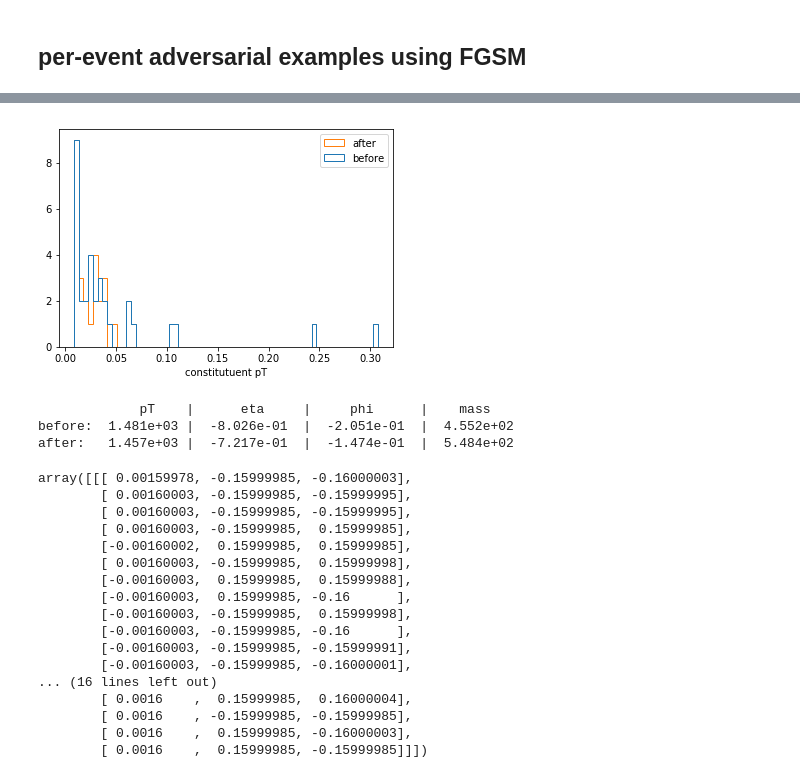
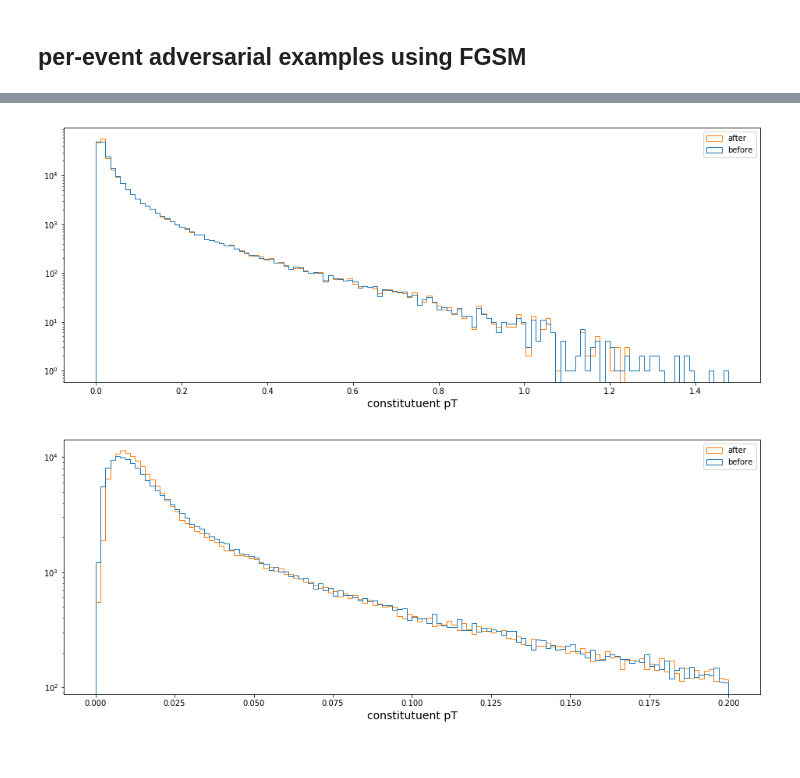
Before and after one commit to cshimmin/jet-adv, a Jupyter notebook: lhco_adversary.ipynb, the cells around one changed output, grey strips where cells are left out. Drawn from its saved outputs; the diff is of its cells as text; code cells hidden in the pictures.

```diff
--- a/lhco_adversary.ipynb
+++ b/lhco_adversary.ipynb
@@ -45,5 +43,5 @@ N_tot = 100000
 # pull out the bg and signal events separately, and reshape to (Nevt, Nparticle, 3)
 # the last axis is (pT,eta,phi)
 
-bg = d[is_bg].to_numpy()[:,:-1].reshape((-1,700,3))
+bg = d[is_bg][::2].to_numpy()[:,:-1].reshape((-1,700,3))
 sig = d[is_sig].to_numpy()[:,:-1].reshape((-1,700,3))
@@ -275,10 +328,10 @@ _________________________________________________________________
 ## Train a simple signal/bg classifier
 # %%
 # train the signal classifier first
-epochs = 8
-batch_size = 64
+epochs = 16
+batch_size = 128 #64
 
-lr = 1e-4
+lr = 4e-4
 
 K.set_value(classifier.optimizer.lr, lr)
 
@@ -291,4 +344,6 @@ except KeyboardInterrupt:
 
 classifier_losses.extend(classifier.history.history['loss'])
 classifier_val_losses.extend(classifier.history.history['val_loss'])
+classifier_acc.extend(classifier.history.history['acc'])
+classifier_val_acc.extend(classifier.history.history['val_acc'])
 # %% [output]
@@ -399,20 +615,27 @@ prediction_history = [classifier.predict(x)[0,0]]
 # %%
 # Define the epsilons in the (pt, eta, phi) directions
-epsilon = (1e-4,1e-2,1e-2)
-nstep = 16
+epsilons = (5e-5,5e-4,5e-4)
+nstep = 4
 
 # Then loop for the desired number of iterations to update the adversarial
 # noise using the classifier loss gradient:
 
 sess = K.get_session()
-epsilon = K.reshape(K.constant(epsilon), (1,1,3))
-for _ in range(nstep):
-    loss = -1*K.categorical_crossentropy(np.array([0,1]), classifier.get_output_at(0))
+epsilon = K.reshape(K.constant(epsilons), (1,1,3))
+for istep in range(nstep):
+    print("FGSM %d/%d..."%(istep+1,nstep))
+    loss = -1*K.categorical_crossentropy(to_categorical((target_class+1)%2,2), classifier.get_output_at(0))
     grads = K.gradients(loss, classifier.get_input_at(0))
-    delta = K.sign(grads[0])
-    #delta = grads[0]
+
+    if use_sign:
+        delta = K.sign(grads[0])
+    else:
+        delta = grads[0]
     x_noise = x_noise + delta
 
     x_adv = x_adv + epsilon*delta
     x_adv = sess.run(x_adv, feed_dict={classifier.get_input_at(0):x})
-    prediction_history.append(classifier.predict(x_adv)[0,0])
+    preds = classifier.predict(x_adv)[:,target_class]
+    prediction_history.append(preds.mean())
+    prediction_history_quant.append(np.quantile(preds, [0.5,0.68,0.9]))
+    print("  avg:", preds.mean())
@@ -425,41 +745,16 @@ plt.ylabel("NN output");
 # %%
 # plot the pT of the jet constituents before / after the adversarial perturbation
-plt.hist([x[:,:,0].flatten(), x_adv[:,:,0].flatten()], histtype='step', bins=64, label=['before','after']);
+plt.figure(figsize=(16,6))
+plt.hist([x[:,:,0].flatten(), x_adv[:,:,0].flatten()], histtype='step', bins=128, label=['before','after']);
 plt.xlabel("constitutuent pT")
+plt.yscale('log')
 plt.legend();
+
+plt.figure(figsize=(16,6))
+plt.hist([x[:,:,0].flatten(), x_adv[:,:,0].flatten()], histtype='step', bins=128, range=(0,0.2), label=['before','after']);
+plt.xlabel("constitutuent pT")
+plt.yscale('log')
+plt.legend();
 # %% [output]
-[figure, old version]
+[figure, new version]
+[figure, added]
-# %%
-# re-cluster the constituents to see if there's any effect on the jet-level kinematics:
-
-jet_before = cluster_jets(x, ntrk=ntrk, minpt=0, gev=True)[0][0]
-jet_after = cluster_jets(x_adv, ntrk=ntrk, minpt=0, gev=True)[0][0]
-
-print("             pT    |      eta     |     phi      |    mass")
-print("before:  %.3e |  %+.3e  |  %+.3e  |  %.3e" % tuple(jet_before))
-print("after:   %.3e |  %+.3e  |  %+.3e  |  %.3e" % tuple(jet_after))
-# %% [output]
-             pT    |      eta     |     phi      |    mass
-before:  1.481e+03 |  -8.026e-01  |  -2.051e-01  |  4.552e+02
-after:   1.457e+03 |  -7.217e-01  |  -1.474e-01  |  5.484e+02
-# %%
-# print out the raw residual of the consituents
-x-x_adv
-# %% [output]
-array([[[ 0.00159978, -0.15999985, -0.16000003],
-        [ 0.00160003, -0.15999985, -0.15999995],
-        [ 0.00160003, -0.15999985, -0.15999995],
-        [ 0.00160003, -0.15999985,  0.15999985],
-        [-0.00160002,  0.15999985,  0.15999985],
-        [ 0.00160003, -0.15999985,  0.15999998],
-        [-0.00160003,  0.15999985,  0.15999988],
-        [-0.00160003,  0.15999985, -0.16      ],
-        [-0.00160003, -0.15999985,  0.15999998],
-        [-0.00160003, -0.15999985, -0.16      ],
-        [-0.00160003, -0.15999985, -0.15999991],
-        [-0.00160003, -0.15999985, -0.16000001],
-... (16 lines left out)
-        [ 0.0016    ,  0.15999985,  0.16000004],
-        [ 0.0016    , -0.15999985, -0.15999985],
-        [ 0.0016    ,  0.15999985, -0.16000003],
-        [ 0.0016    ,  0.15999985, -0.15999985]]])
```
Also changed, not shown: parts of 46 cells of this notebook.
